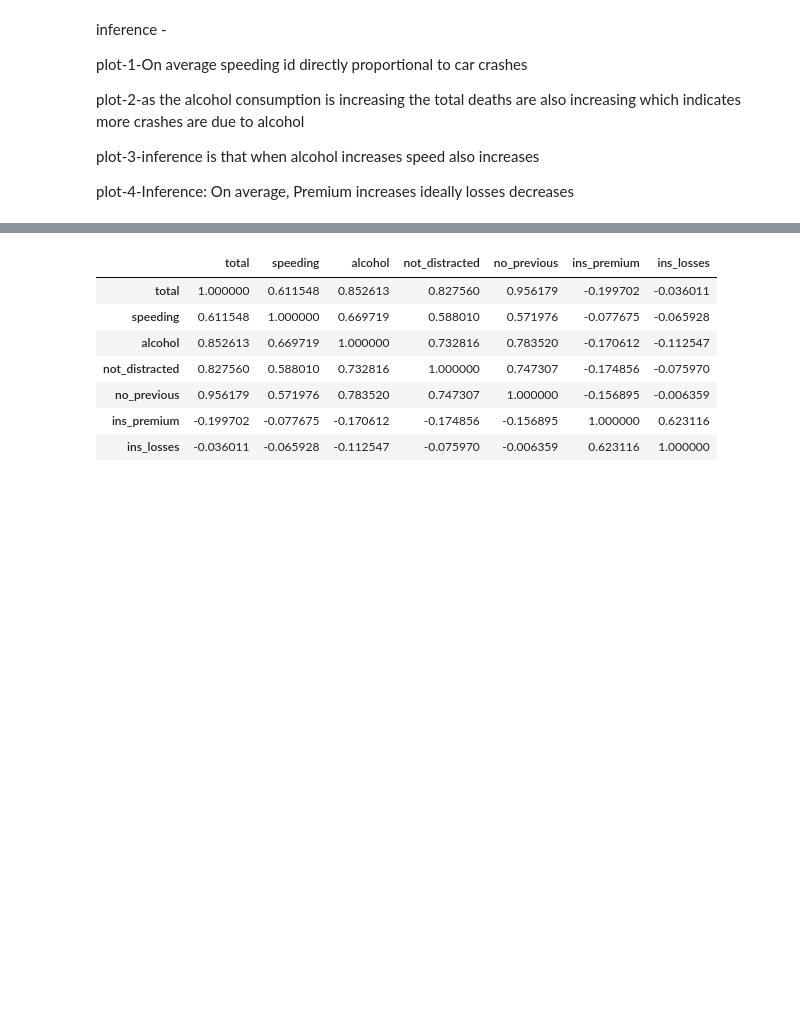
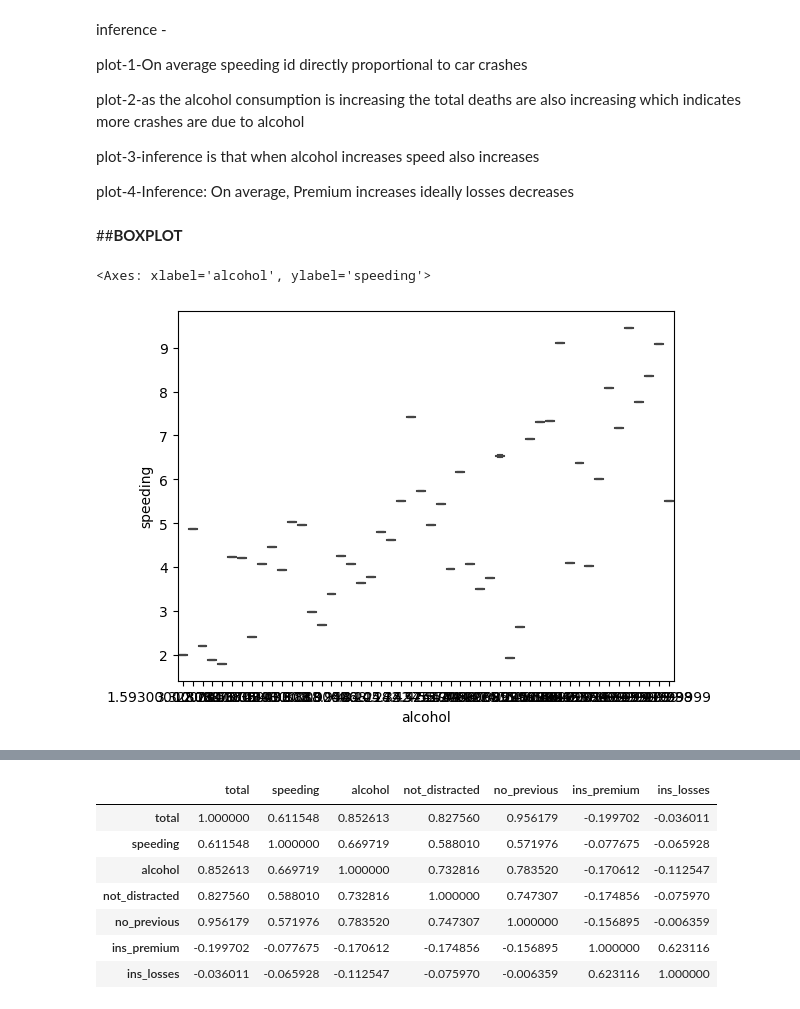
Before and after one commit to smartinternz02/SI-GuidedProject-580767-1694625136, a Jupyter notebook: sb_assignment2.ipynb, the cells around one changed output, grey strips where cells are left out. Cells and saved outputs as stored; diff of their text form; code cells hidden in the pictures; blank space fills up the shorter version.

```diff
--- a/sb_assignment2.ipynb
+++ b/sb_assignment2.ipynb
@@ -163,3 +161,10 @@ plot-2-as the alcohol consumption is increasing the total deaths are also increa
 plot-3-inference is that when alcohol increases speed also increases
 
 plot-4-Inference: On average, Premium increases ideally losses decreases
+# %% [markdown]
+##**BOXPLOT**
+# %%
+sns.boxplot(x="alcohol",y="speeding",data=df)
+# %% [output]
+<Axes: xlabel='alcohol', ylabel='speeding'>
+[figure, added]
```
Also changed, not shown: parts of 11 cells of this notebook.
